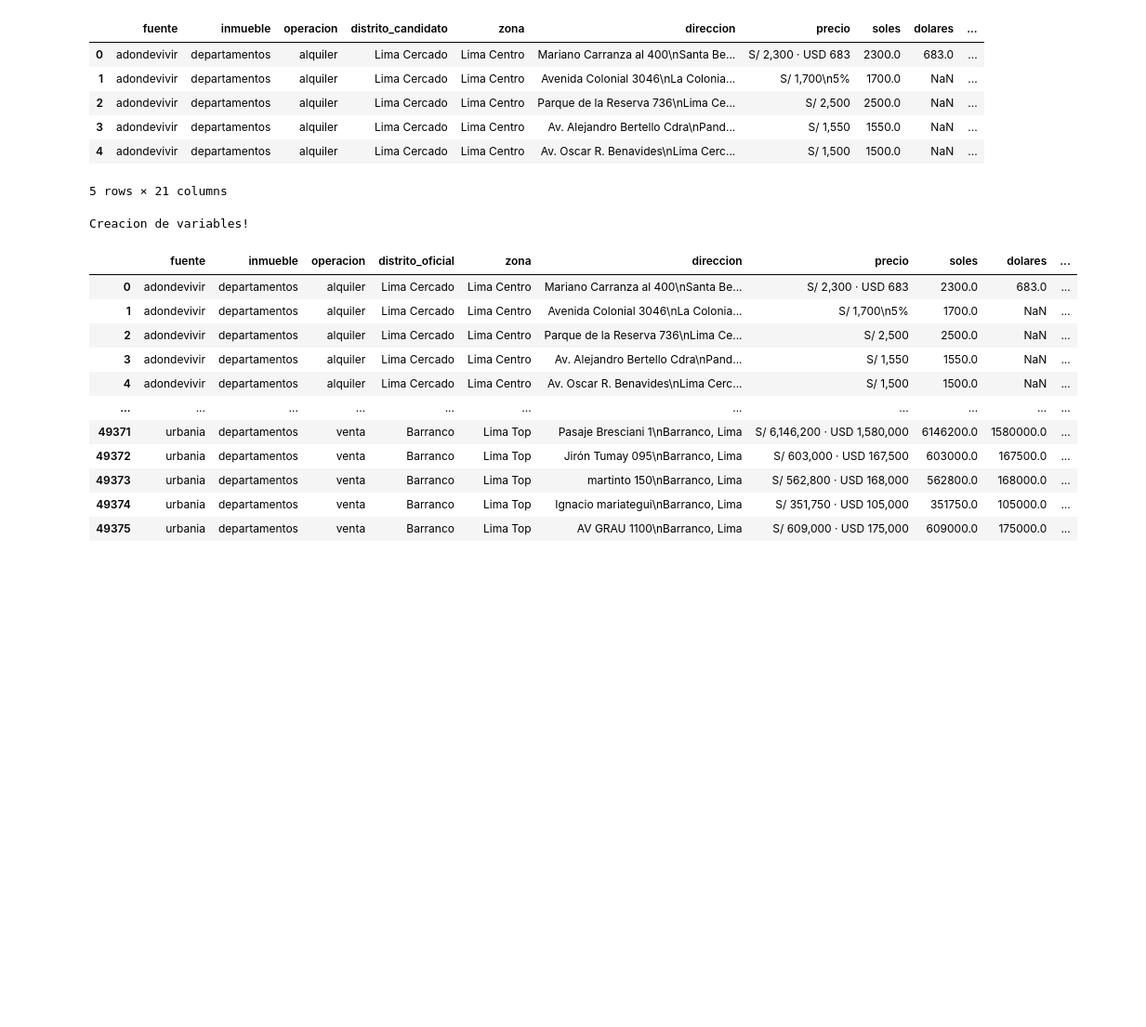
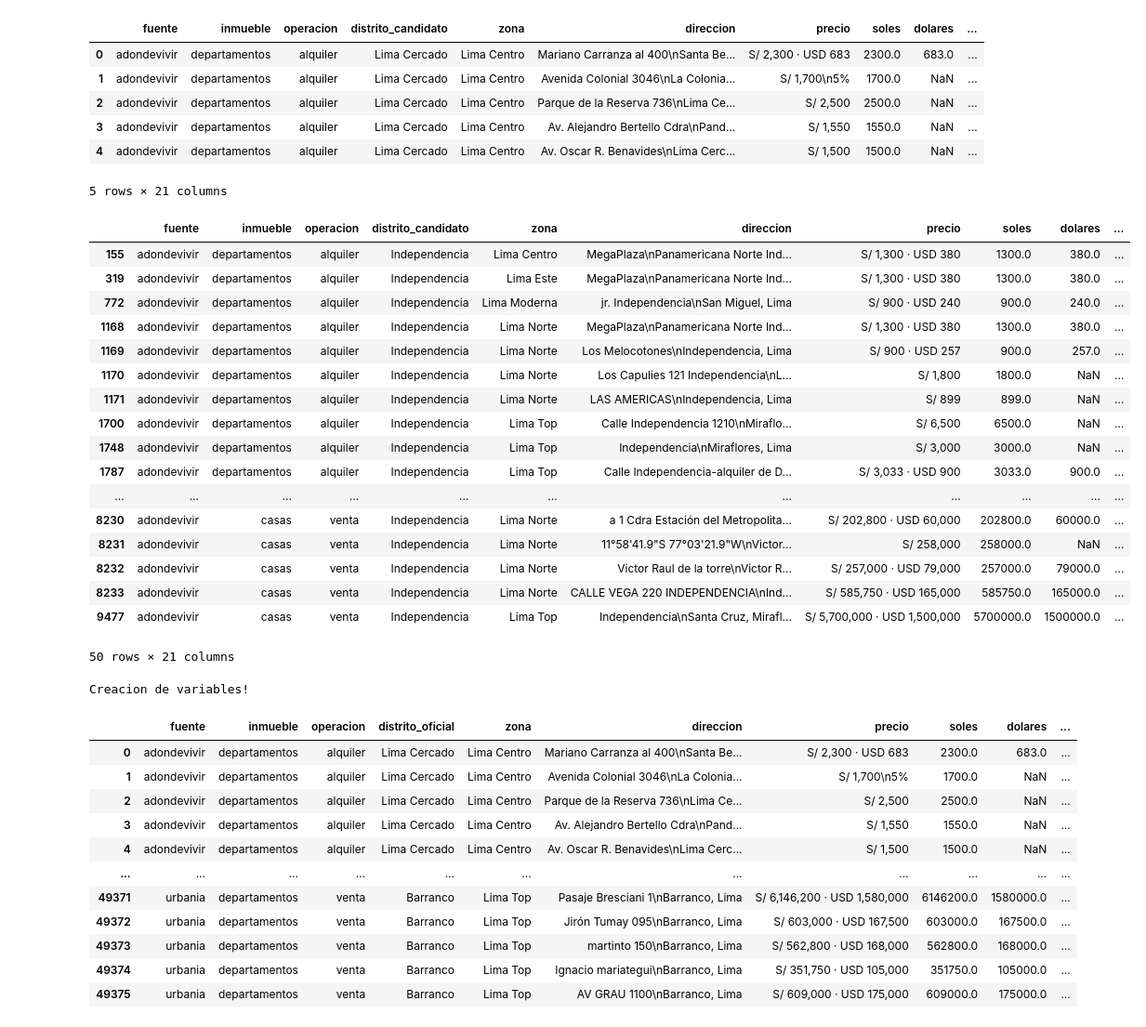
Before and after one commit to RH-007/Analisis_Vivienda, a Jupyter notebook: analysis/vivienda_process.ipynb, the cells around one changed output. Shown at 93% size. Drawn from its saved outputs; the diff is of its cells as text; code cells hidden in the pictures; blank space fills up the shorter version.

```diff
--- a/analysis/vivienda_process.ipynb
+++ b/analysis/vivienda_process.ipynb
@@ -312,6 +312,27 @@ data_vivienda.head()
 | 3 | adondevivir | departamentos | alquiler | Lima Cercado | Lima Centro | Av. Alejandro Bertello Cdra\nPand... | S/ 1,550 | 1550.0 | NaN | ... |
 | 4 | adondevivir | departamentos | alquiler | Lima Cercado | Lima Centro | Av. Oscar R. Benavides\nLima Cerc... | S/ 1,500 | 1500.0 | NaN | ... |
 5 rows × 21 columns
+# %%
+data_vivienda[data_vivienda["distrito_candidato"]=="Independencia"].head(50)
+# %% [output]
+|  | fuente | inmueble | operacion | distrito_candidato | zona | direccion | precio | soles | dolares | ... |
+| 155 | adondevivir | departamentos | alquiler | Independencia | Lima Centro | MegaPlaza\nPanamericana Norte Ind... | S/ 1,300 · USD 380 | 1300.0 | 380.0 | ... |
+| 319 | adondevivir | departamentos | alquiler | Independencia | Lima Este | MegaPlaza\nPanamericana Norte Ind... | S/ 1,300 · USD 380 | 1300.0 | 380.0 | ... |
+| 772 | adondevivir | departamentos | alquiler | Independencia | Lima Moderna | jr. Independencia\nSan Miguel, Lima | S/ 900 · USD 240 | 900.0 | 240.0 | ... |
+| 1168 | adondevivir | departamentos | alquiler | Independencia | Lima Norte | MegaPlaza\nPanamericana Norte Ind... | S/ 1,300 · USD 380 | 1300.0 | 380.0 | ... |
+| 1169 | adondevivir | departamentos | alquiler | Independencia | Lima Norte | Los Melocotones\nIndependencia, Lima | S/ 900 · USD 257 | 900.0 | 257.0 | ... |
+| 1170 | adondevivir | departamentos | alquiler | Independencia | Lima Norte | Los Capulies 121 Independencia\nL... | S/ 1,800 | 1800.0 | NaN | ... |
+| 1171 | adondevivir | departamentos | alquiler | Independencia | Lima Norte | LAS AMERICAS\nIndependencia, Lima | S/ 899 | 899.0 | NaN | ... |
+| 1700 | adondevivir | departamentos | alquiler | Independencia | Lima Top | Calle Independencia 1210\nMiraflo... | S/ 6,500 | 6500.0 | NaN | ... |
+| 1748 | adondevivir | departamentos | alquiler | Independencia | Lima Top | Independencia\nMiraflores, Lima | S/ 3,000 | 3000.0 | NaN | ... |
+| 1787 | adondevivir | departamentos | alquiler | Independencia | Lima Top | Calle Independencia-alquiler de D... | S/ 3,033 · USD 900 | 3033.0 | 900.0 | ... |
+| ... | ... | ... | ... | ... | ... | ... | ... | ... | ... | ... |
+| 8230 | adondevivir | casas | venta | Independencia | Lima Norte | a 1 Cdra Estación del Metropolita... | S/ 202,800 · USD 60,000 | 202800.0 | 60000.0 | ... |
+| 8231 | adondevivir | casas | venta | Independencia | Lima Norte | 11°58'41.9"S 77°03'21.9"W\nVictor... | S/ 258,000 | 258000.0 | NaN | ... |
+| 8232 | adondevivir | casas | venta | Independencia | Lima Norte | Victor Raul de la torre\nVictor R... | S/ 257,000 · USD 79,000 | 257000.0 | 79000.0 | ... |
+| 8233 | adondevivir | casas | venta | Independencia | Lima Norte | CALLE VEGA 220 INDEPENDENCIA\nInd... | S/ 585,750 · USD 165,000 | 585750.0 | 165000.0 | ... |
+| 9477 | adondevivir | casas | venta | Independencia | Lima Top | Independencia\nSanta Cruz, Mirafl... | S/ 5,700,000 · USD 1,500,000 | 5700000.0 | 1500000.0 | ... |
+50 rows × 21 columns
 # %%
 
 print("\nCreacion de variables!")
```
Also changed, not shown: parts of 3 cells of this notebook, 2 other files.
